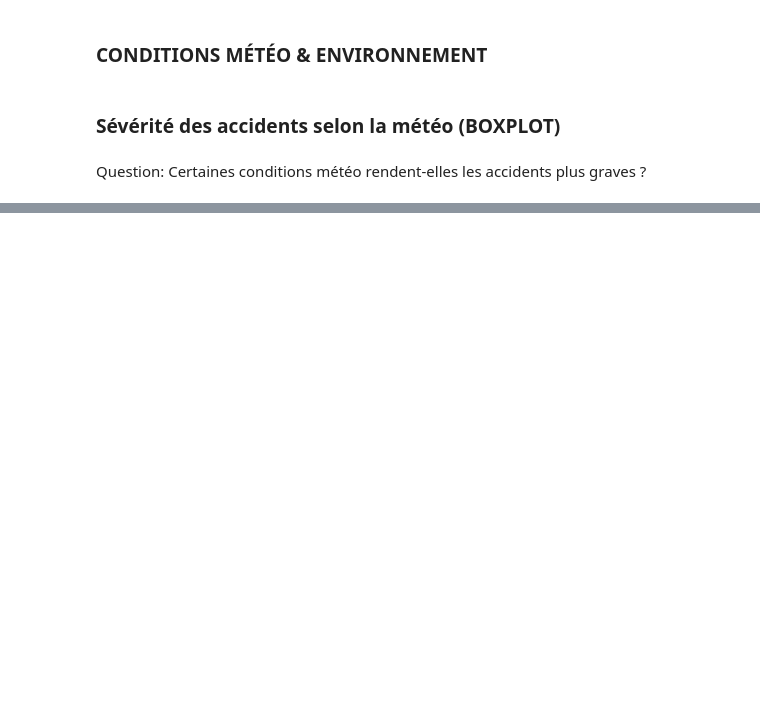
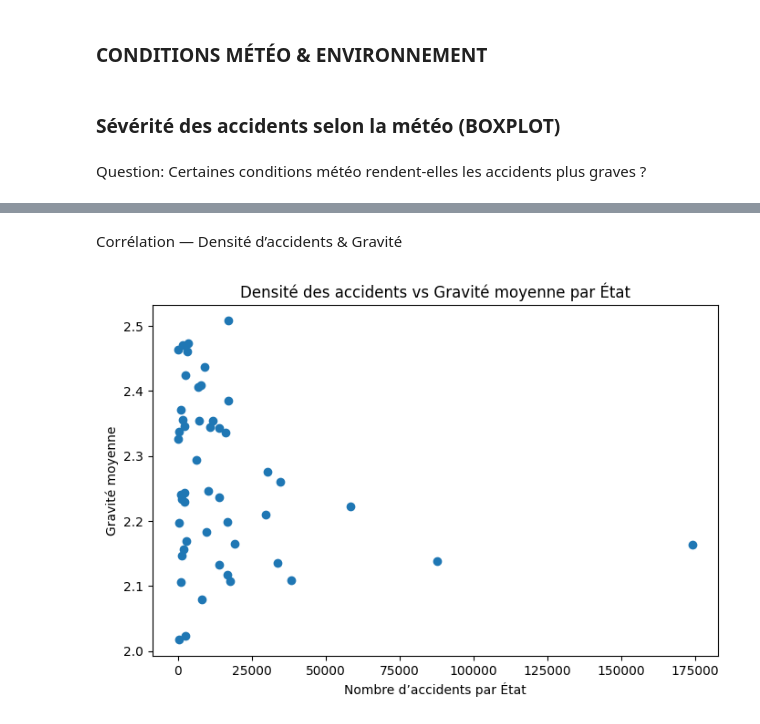
Before and after one commit to zinebettahery/US-Accidents, a Jupyter notebook: notebooks/Insights.ipynb, the cells around one changed output, grey strips where cells are left out. Saved outputs shown, nothing was run; the diff lists cells and outputs as text; code cells hidden in the pictures; blank space fills up the shorter version.

```diff
--- a/notebooks/Insights.ipynb
+++ b/notebooks/Insights.ipynb
@@ -41,0 +80,11 @@ plt.show()
+# %% [markdown]
+Corrélation — Densité d’accidents & Gravité
+# %%
+plt.figure(figsize=(8,5))
+plt.scatter(state_stats['Accident_Count'], state_stats['Avg_Severity'])
+plt.xlabel('Nombre d’accidents par État')
+plt.ylabel('Gravité moyenne')
+plt.title('Densité des accidents vs Gravité moyenne par État')
+plt.show()
+# %% [output]
+[figure, added]
```
Also changed, not shown: parts of 17 cells of this notebook, 2 other files.
